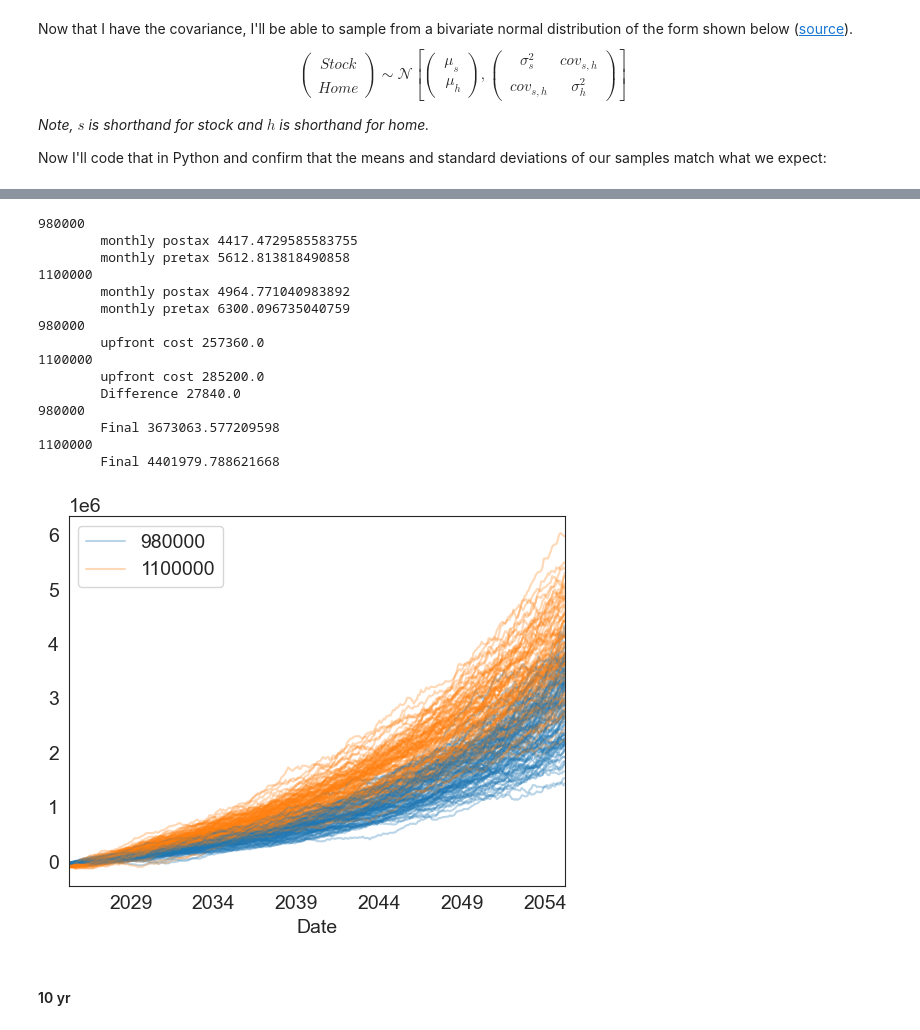
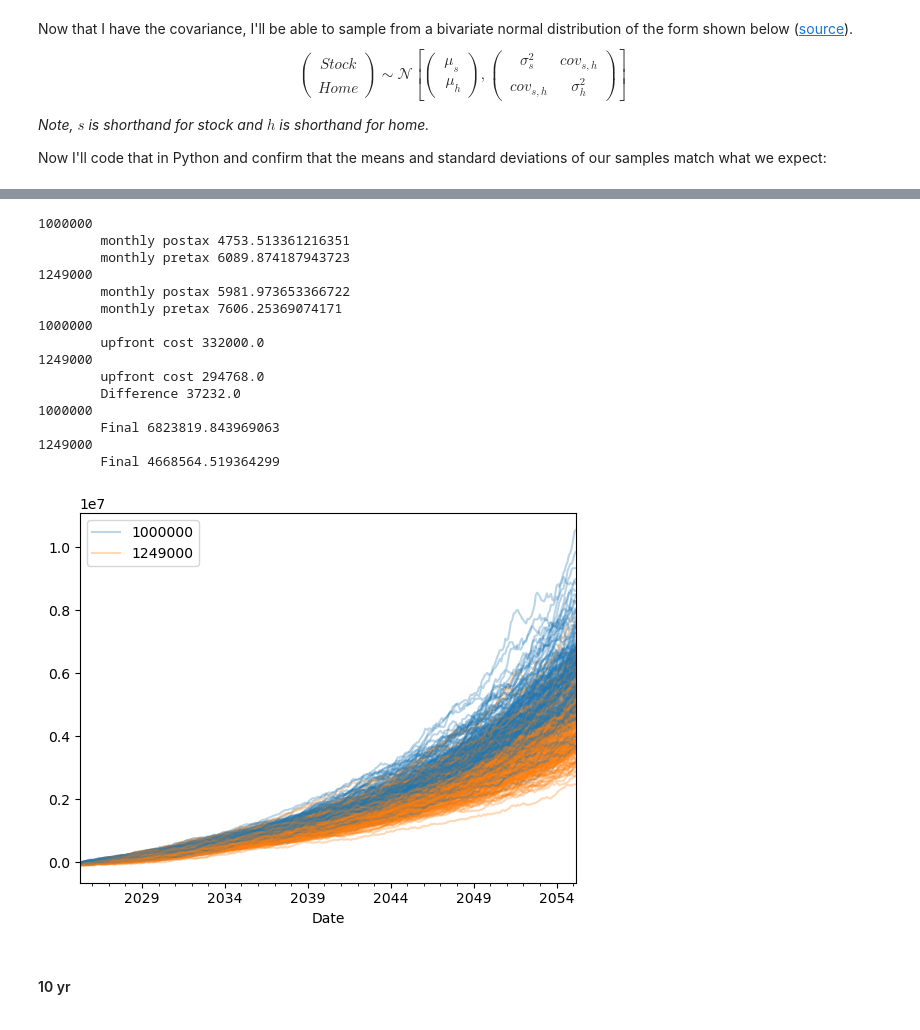
Before and after one commit to peter-amerkhanian/peter-amerkhanian.github.io, a Jupyter notebook: in-progress/reno_model/index.ipynb, the cells around one changed output, grey strips where cells are left out. Saved outputs shown, nothing was run; the diff lists cells and outputs as text; code cells hidden in the pictures.

Commit message:
added more to renovation script

```diff
--- a/in-progress/reno_model/index.ipynb
+++ b/in-progress/reno_model/index.ipynb
@@ -100,11 +56,11 @@ $$
 
 Now I'll code that in Python and confirm that the means and standard deviations of our samples match what we expect:
 # %%
-
 def simulate_returns(mu_stock=.1081,
                      sigma_stock=.2267,
                      mu_home=.0572,
                      sigma_home=.1042,
+                     condo_cost = .02,
                      seed=None):
     cov = 0.5 * sigma_stock * sigma_home
     cov_matrix = np.array([[sigma_stock**2, cov],
@@ -115,7 +71,7 @@ def simulate_returns(mu_stock=.1081,
                                                 cov_matrix,
                                                 360),
                             columns=["Stock_Appreciation", "Home_Appreciation"])
-    returns_df['Condo_Appreciation'] = returns_df['Home_Appreciation'] - .02 + np.random.normal(0, .005, len(returns_df))
+    returns_df['Condo_Appreciation'] = returns_df['Home_Appreciation'] - condo_cost + np.random.normal(0, .005, len(returns_df))
     returns_df = (returns_df / 12)
     return returns_df
 # %%
@@ -156,9 +112,9 @@ def itemized_vs_standard_deduction(itemized, standard_deduction=14600):
 def apply_compounding(growth, start, deposits):
     growth = np.array(growth)
     deposits = np.array(deposits)
-    balance = start
-    balances = [start]
-    for i in range(len(growth)-1):
+    balance = float(start)
+    balances = []
+    for i in range(len(growth)):
         balance = (balance + deposits[i]) * (1 + growth[i])
         balances.append(balance)
     return balances
@@ -223,12 +190,6 @@ def owner_table(interest_rate=0.065, renovation=0, cost=900000, hoa=0, returns_d
     df_own['Profit'] = df_own['Gain'] - df_own["Sale_tax"] - df_own["Sale_fee"] - buying_fees
     return df_own
 # %%
-returns_df = simulate_returns()
-# No Reno
-scenario_1 = {'cost': 980000, 'renovation': 0, 'returns_df': returns_df, 'condo': True}
-# Reno
-scenario_2 = {'cost': 980000, 'renovation': 0, 'returns_df': returns_df}
-
 def compare(scenario_1, scenario_2, returns_df, verbose=False):
     series_1 = owner_table(**scenario_1)
     series_2 = owner_table(**scenario_2)
@@ -245,7 +206,7 @@ def compare(scenario_1, scenario_2, returns_df, verbose=False):
 
     monthly_diff = (both[larger_monthly])['Post_tax_monthly'] - (both[smaller_monthly])['Post_tax_monthly']
     monthly_savings_invested = apply_compounding(returns_df['Stock_Appreciation'],
-                                                monthly_diff.iloc[0],
+                                                0,
                                                 monthly_diff)
 
     total_cost_1 = series_1['Purchase_cost'].iloc[0]
@@ -273,9 +234,3 @@ def compare(scenario_1, scenario_2, returns_df, verbose=False):
         print(scenario_2['cost'])
         print("\tFinal", final_profit_2)
     return both
-
-fig, ax = plt.subplots()
-both = compare(scenario_1, scenario_2, returns_df)
-both[0]['Profit'].plot(ax=ax, label=str(scenario_1['cost']) + str(scenario_1['condo']))
-both[1]['Profit'].plot(ax=ax, label=str(scenario_2['cost']))
-ax.legend();
@@ -284,51 +237,59 @@ ax.legend();
 # %%
 fig, ax = plt.subplots()
 profits = {}
 yr_10 = {}
-ir = 0.058
-for i in range(100):
+yr_20 = {}
+ir = 0.065
+
+for i in range(200):
     returns_df = simulate_returns()
     # No Reno
-    scenario_1 = {'cost': 980000, 'renovation': 30000, 'returns_df': returns_df, 'condo': True, 'interest_rate':ir}
+    scenario_1 = {'cost': 1000000, 'renovation': 100000, 'returns_df': returns_df, 'condo': False, 'interest_rate':ir}
     # Reno
-    scenario_2 = {'cost': 1100000, 'renovation': 30000, 'returns_df': returns_df, 'condo': False, 'interest_rate':ir}
+    scenario_2 = {'cost': 1249000, 'renovation': 5000, 'returns_df': returns_df, 'condo': False, 'interest_rate':ir}
     if i == 0:
         both = compare(scenario_1, scenario_2, returns_df, verbose=True)
         profits[str(scenario_1['cost'])] = []
         profits[str(scenario_2['cost'])] = []
         profits[str(scenario_1['cost'])].append(both[0]['Profit'].iloc[-1])
         profits[str(scenario_2['cost'])].append(both[1]['Profit'].iloc[-1])
         yr_10[str(scenario_1['cost'])] = []
         yr_10[str(scenario_2['cost'])] = []
         yr_10[str(scenario_1['cost'])].append(both[0]['Profit'].iloc[10*12])
         yr_10[str(scenario_2['cost'])].append(both[1]['Profit'].iloc[10*12])
+        yr_20[str(scenario_1['cost'])] = []
+        yr_20[str(scenario_2['cost'])] = []
+        yr_20[str(scenario_1['cost'])].append(both[0]['Profit'].iloc[20*12])
+        yr_20[str(scenario_2['cost'])].append(both[1]['Profit'].iloc[20*12])
         both[0]['Profit'].plot(ax=ax, label=str(scenario_1['cost']), color="tab:blue", alpha=.3)
         both[1]['Profit'].plot(ax=ax, label=str(scenario_2['cost']), color="tab:orange", alpha=.3)
     else:
        both = compare(scenario_1, scenario_2, returns_df)
        profits[str(scenario_1['cost'])].append(both[0]['Profit'].iloc[-1])
        profits[str(scenario_2['cost'])].append(both[1]['Profit'].iloc[-1])
        yr_10[str(scenario_1['cost'])].append(both[0]['Profit'].iloc[10*12])
        yr_10[str(scenario_2['cost'])].append(both[1]['Profit'].iloc[10*12])
+       yr_20[str(scenario_1['cost'])].append(both[0]['Profit'].iloc[20*12])
+       yr_20[str(scenario_2['cost'])].append(both[1]['Profit'].iloc[20*12])
        both[0]['Profit'].plot(ax=ax, label="_k", color="tab:blue", legend=False, alpha=.3)
        both[1]['Profit'].plot(ax=ax, label="_l", color="tab:orange", legend=False, alpha=.3)
 ax.legend();
 # %% [output]
-980000
-        monthly postax 4417.4729585583755
-        monthly pretax 5612.813818490858
-1100000
-        monthly postax 4964.771040983892
-        monthly pretax 6300.096735040759
-980000
-        upfront cost 257360.0
-1100000
-        upfront cost 285200.0
-        Difference 27840.0
-980000
-        Final 3673063.577209598
-1100000
-        Final 4401979.788621668
+1000000
+        monthly postax 4753.513361216351
+        monthly pretax 6089.874187943723
+1249000
+        monthly postax 5981.973653366722
+        monthly pretax 7606.25369074171
+1000000
+        upfront cost 332000.0
+1249000
+        upfront cost 294768.0
+        Difference 37232.0
+1000000
+        Final 6823819.843969063
+1249000
+        Final 4668564.519364299
-[figure, old version]
+[figure, new version]
 # %% [markdown]
 #### 10 yr
```
Also changed, not shown: parts of 21 cells of this notebook.
